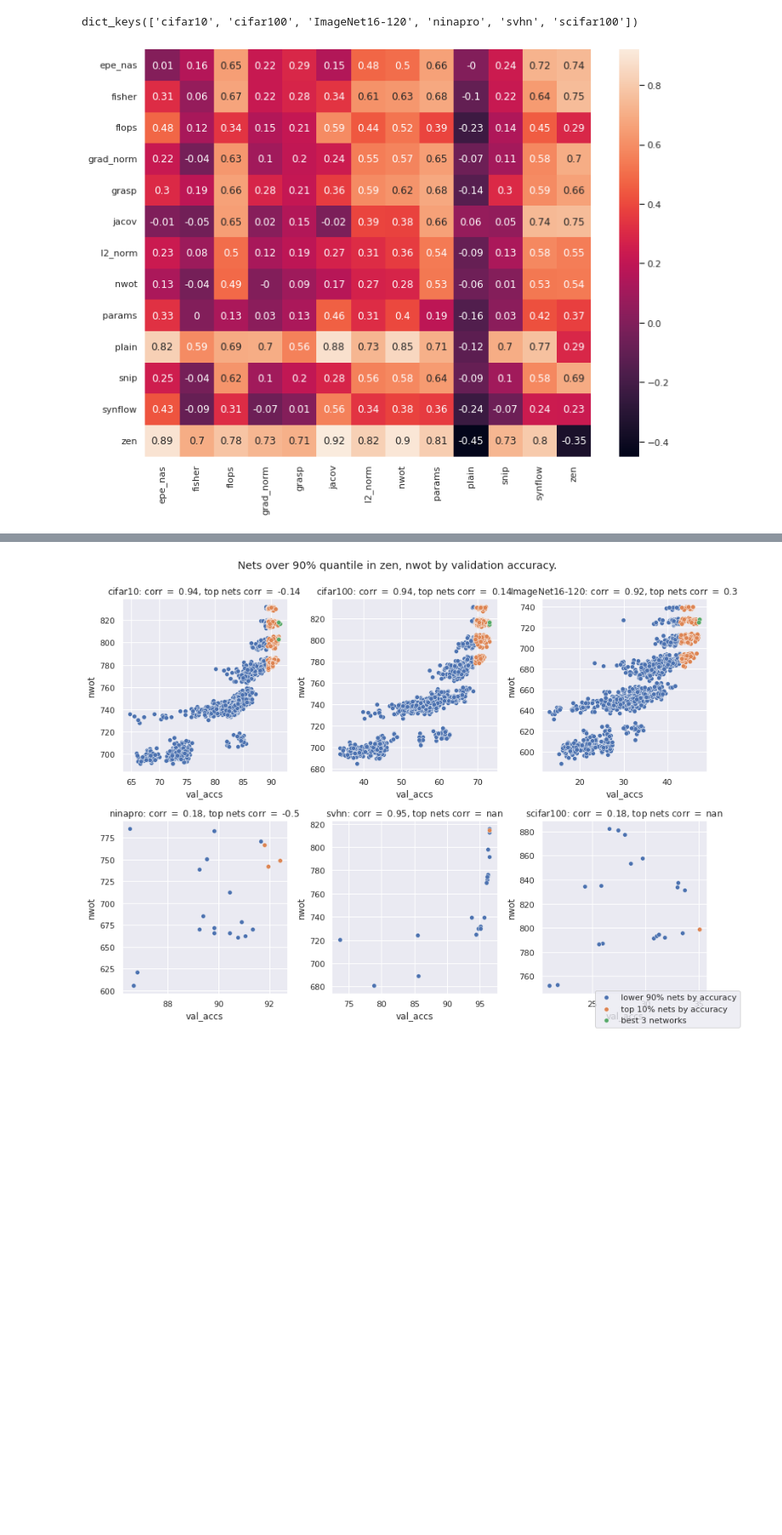
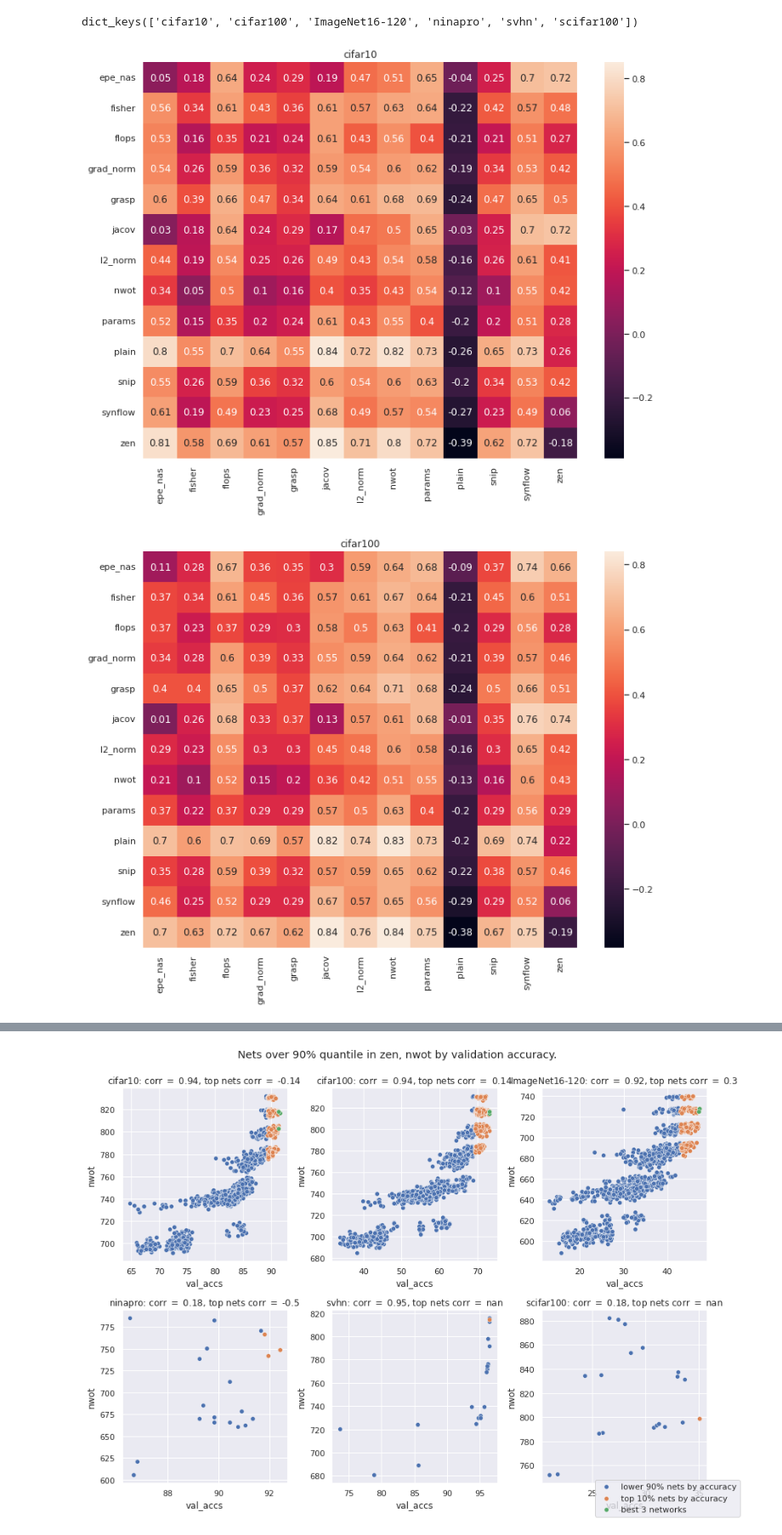
Before and after one commit to gabikadlecova/zc_combine, a Jupyter notebook: analyze_zc_results.ipynb, the cells around one changed output, grey strips where cells are left out. Shown at 85% size. Cells and saved outputs as stored; diff of their text form; code cells hidden in the pictures; blank space fills up the shorter version.

```diff
--- a/analyze_zc_results.ipynb
+++ b/analyze_zc_results.ipynb
@@ -153,15 +179,19 @@ plot_filtered(dfs, ['grasp', 'params'], 'nwot', mode='i', quantile=0.5)
 from zc_combine.ensemble.eval import eval_combined_proxies
 
 proxies = [c for c in dfs['cifar10'].columns if c not in ['net', 'val_accs']]
-inds, tau_scores = eval_combined_proxies(dfs, proxies, key='corr', zc_quantile=0.8)
+inds, tau_scores = eval_combined_proxies(dfs, proxies, key='corr', zc_quantile=0.5)
 # %%
 tau_scores.keys()
 # %% [output]
 dict_keys(['cifar10', 'cifar100', 'ImageNet16-120', 'ninapro', 'svhn', 'scifar100'])
 # %%
-plt.figure(figsize=(12,9))
 names = [inds[i] for i in range(len(inds))]
-sns.heatmap(tau_scores['cifar10'], annot=True, xticklabels=names, yticklabels=names)
-plt.show()
+
+for k, v in tau_scores.items():
+  plt.figure(figsize=(12,9))
+  plt.title(k)
+  sns.heatmap(tau_scores[k], annot=True, xticklabels=names, yticklabels=names)
+  plt.show()
 # %% [output]
-[figure, old version]
+[figure, new version]
+[figure, added]
```
Also changed, not shown: parts of 24 cells of this notebook, 2 other files.
